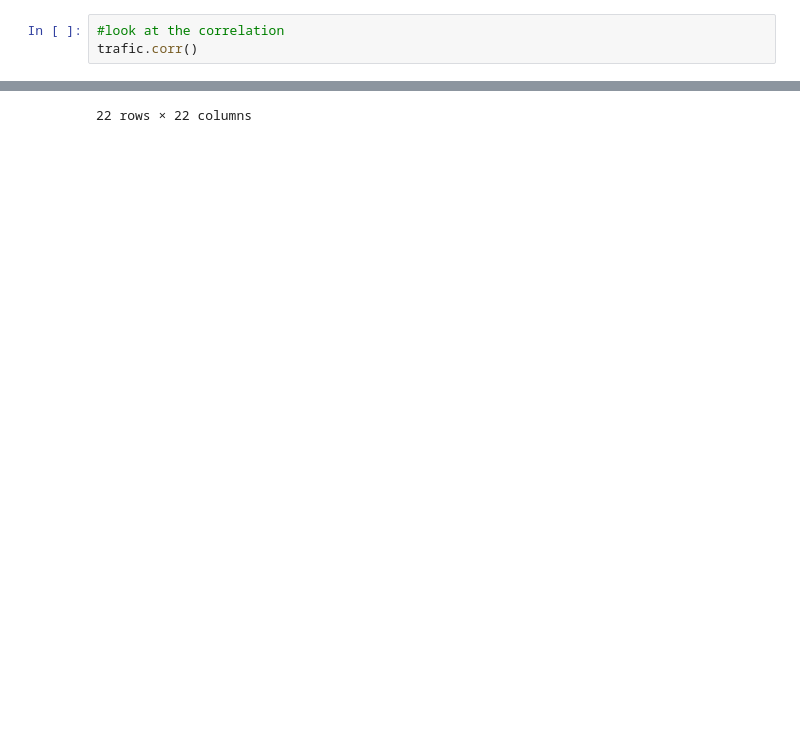
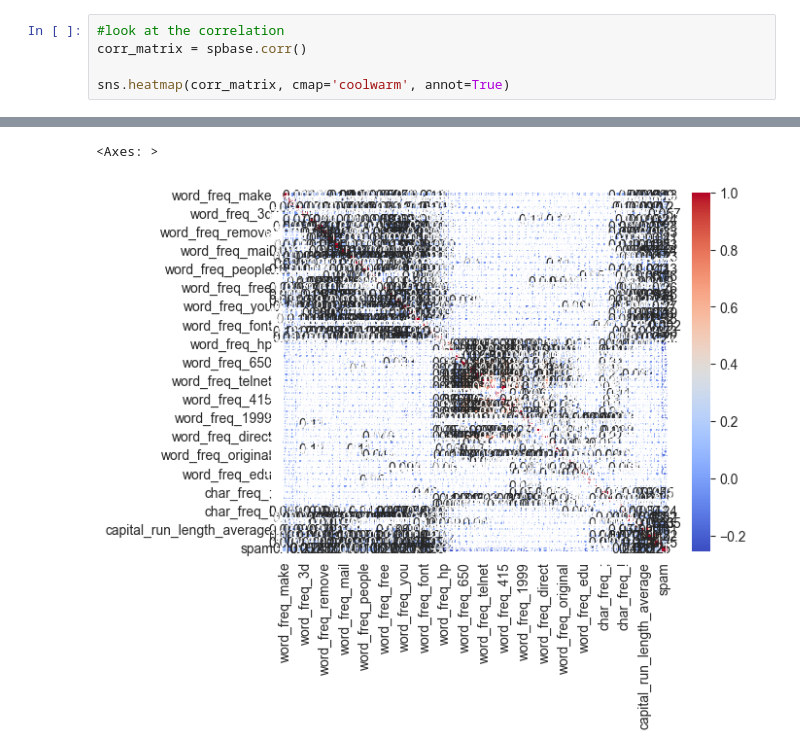
Before and after one commit to EhsanSl/Machine-Learning-3710, a Jupyter notebook: project_name/Random_split/features1/Analysis.ipynb, the cells around one changed output, grey strips where cells are left out. Drawn from its saved outputs; the diff is of its cells as text; blank space fills up the shorter version.

```diff
--- a/project_name/Random_split/features1/Analysis.ipynb
+++ b/project_name/Random_split/features1/Analysis.ipynb
@@ -74,4 +155,6 @@ trafic.describe()
 # %%
 #look at the correlation
-trafic.corr()
+corr_matrix = spbase.corr()
+
+sns.heatmap(corr_matrix, cmap='coolwarm', annot=True)
 # %% [output]
@@ -95 +161,2 @@ trafic.corr()
-22 rows × 22 columns
+<Axes: >
+[figure, added]
```
Also changed, not shown: parts of 17 cells of this notebook, 13 other files.
